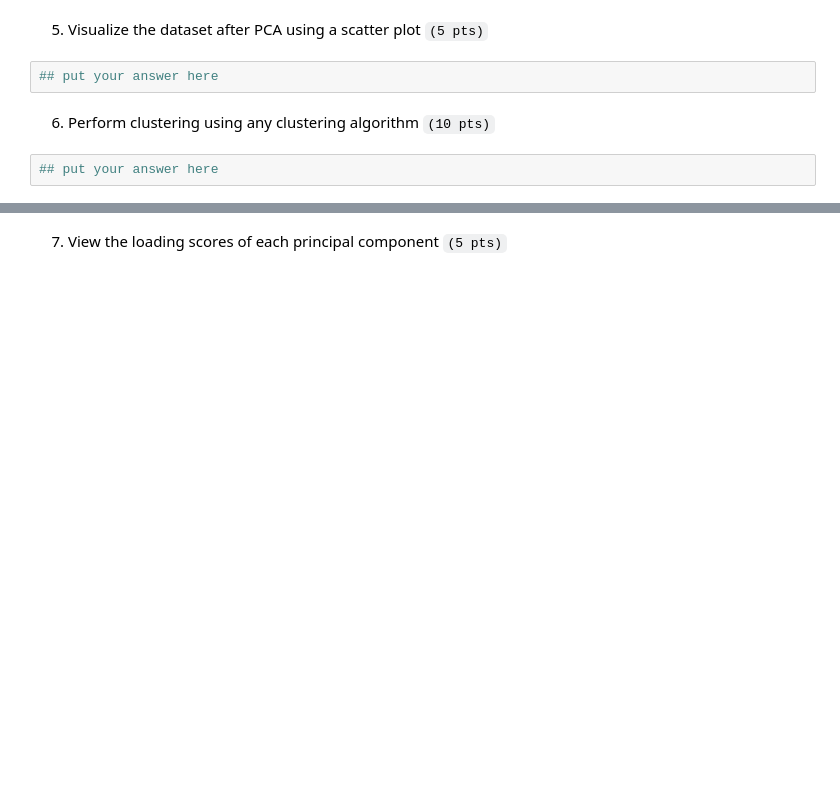
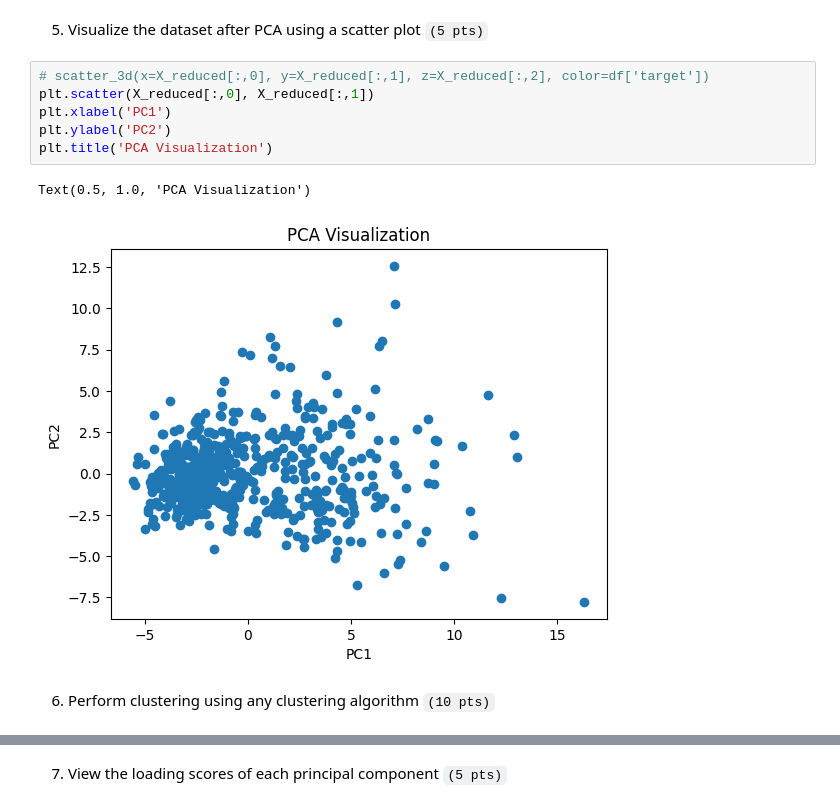
Before and after one commit to alammobaDar/CCADMACL_EXERCISES_COM231ML, a Jupyter notebook: Exercise4b.ipynb, the cells around one changed output, grey strips where cells are left out. Cells and saved outputs as stored; diff of their text form; blank space fills up the shorter version.

```diff
--- a/Exercise4b.ipynb
+++ b/Exercise4b.ipynb
@@ -59,8 +96,13 @@ X_scaled = scaler.fit_transform(X)
 # %% [markdown]
 5. Visualize the dataset after PCA using a scatter plot `(5 pts)`
-# %%
-## put your answer here
+# %%
+# scatter_3d(x=X_reduced[:,0], y=X_reduced[:,1], z=X_reduced[:,2], color=df['target'])
+plt.scatter(X_reduced[:,0], X_reduced[:,1])
+plt.xlabel('PC1')
+plt.ylabel('PC2')
+plt.title('PCA Visualization')
+# %% [output]
+Text(0.5, 1.0, 'PCA Visualization')
+[figure, added]
 # %% [markdown]
 6. Perform clustering using any clustering algorithm `(10 pts)`
-# %%
-## put your answer here
```
Also changed, not shown: parts of 14 cells of this notebook.
